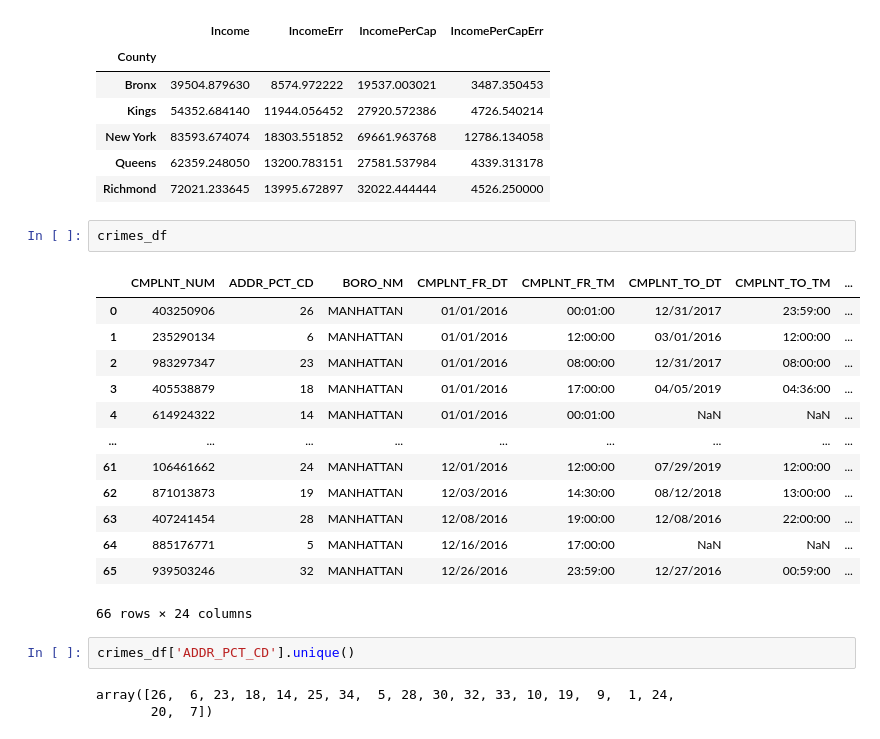
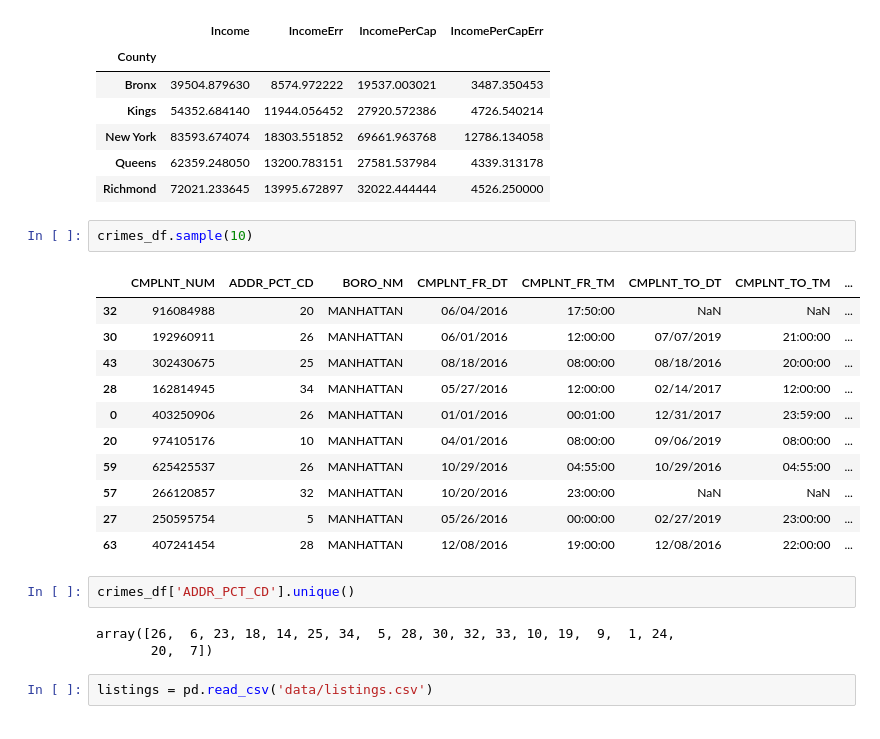
Before and after one commit to abhi-vik/bds-proj, a Jupyter notebook: explore.ipynb, the cells around one changed output. Saved outputs shown, nothing was run; the diff lists cells and outputs as text.

```diff
--- a/explore.ipynb
+++ b/explore.ipynb
@@ -76,23 +68,23 @@ census_all_df.groupby('County')[['Income', 'IncomeErr', 'IncomePerCap', 'IncomeP
 | Queens | 62359.248050 | 13200.783151 | 27581.537984 | 4339.313178 |
 | Richmond | 72021.233645 | 13995.672897 | 32022.444444 | 4526.250000 |
 # %%
-crimes_df
+crimes_df.sample(10)
 # %% [output]
 |  | CMPLNT_NUM | ADDR_PCT_CD | BORO_NM | CMPLNT_FR_DT | CMPLNT_FR_TM | CMPLNT_TO_DT | CMPLNT_TO_TM | ... |
+| 32 | 916084988 | 20 | MANHATTAN | 06/04/2016 | 17:50:00 | NaN | NaN | ... |
+| 30 | 192960911 | 26 | MANHATTAN | 06/01/2016 | 12:00:00 | 07/07/2019 | 21:00:00 | ... |
+| 43 | 302430675 | 25 | MANHATTAN | 08/18/2016 | 08:00:00 | 08/18/2016 | 20:00:00 | ... |
+| 28 | 162814945 | 34 | MANHATTAN | 05/27/2016 | 12:00:00 | 02/14/2017 | 12:00:00 | ... |
 | 0 | 403250906 | 26 | MANHATTAN | 01/01/2016 | 00:01:00 | 12/31/2017 | 23:59:00 | ... |
-| 1 | 235290134 | 6 | MANHATTAN | 01/01/2016 | 12:00:00 | 03/01/2016 | 12:00:00 | ... |
-| 2 | 983297347 | 23 | MANHATTAN | 01/01/2016 | 08:00:00 | 12/31/2017 | 08:00:00 | ... |
-| 3 | 405538879 | 18 | MANHATTAN | 01/01/2016 | 17:00:00 | 04/05/2019 | 04:36:00 | ... |
-| 4 | 614924322 | 14 | MANHATTAN | 01/01/2016 | 00:01:00 | NaN | NaN | ... |
-| ... | ... | ... | ... | ... | ... | ... | ... | ... |
-| 61 | 106461662 | 24 | MANHATTAN | 12/01/2016 | 12:00:00 | 07/29/2019 | 12:00:00 | ... |
-| 62 | 871013873 | 19 | MANHATTAN | 12/03/2016 | 14:30:00 | 08/12/2018 | 13:00:00 | ... |
+| 20 | 974105176 | 10 | MANHATTAN | 04/01/2016 | 08:00:00 | 09/06/2019 | 08:00:00 | ... |
+| 59 | 625425537 | 26 | MANHATTAN | 10/29/2016 | 04:55:00 | 10/29/2016 | 04:55:00 | ... |
+| 57 | 266120857 | 32 | MANHATTAN | 10/20/2016 | 23:00:00 | NaN | NaN | ... |
+| 27 | 250595754 | 5 | MANHATTAN | 05/26/2016 | 00:00:00 | 02/27/2019 | 23:00:00 | ... |
 | 63 | 407241454 | 28 | MANHATTAN | 12/08/2016 | 19:00:00 | 12/08/2016 | 22:00:00 | ... |
-| 64 | 885176771 | 5 | MANHATTAN | 12/16/2016 | 17:00:00 | NaN | NaN | ... |
-| 65 | 939503246 | 32 | MANHATTAN | 12/26/2016 | 23:59:00 | 12/27/2016 | 00:59:00 | ... |
-66 rows × 24 columns
 # %%
 crimes_df['ADDR_PCT_CD'].unique()
 # %% [output]
 array([26,  6, 23, 18, 14, 25, 34,  5, 28, 30, 32, 33, 10, 19,  9,  1, 24,
        20,  7])
+# %%
+listings = pd.read_csv('data/listings.csv')
```
Also changed, not shown: parts of 8 cells of this notebook, 1 other file.
